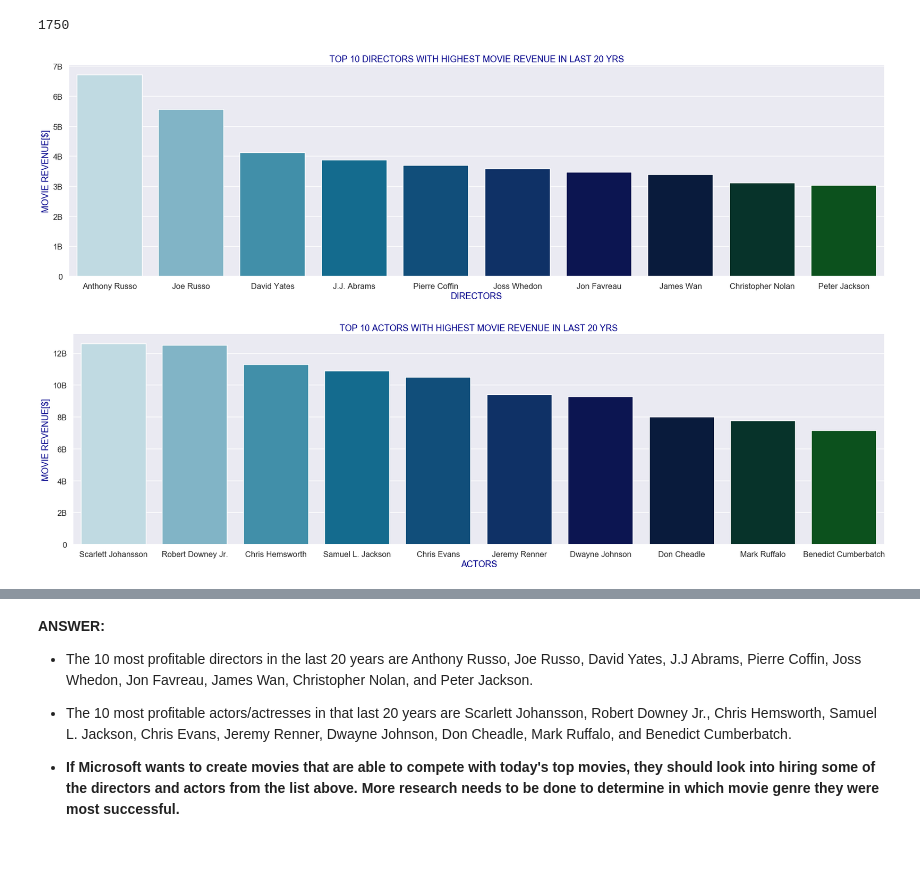
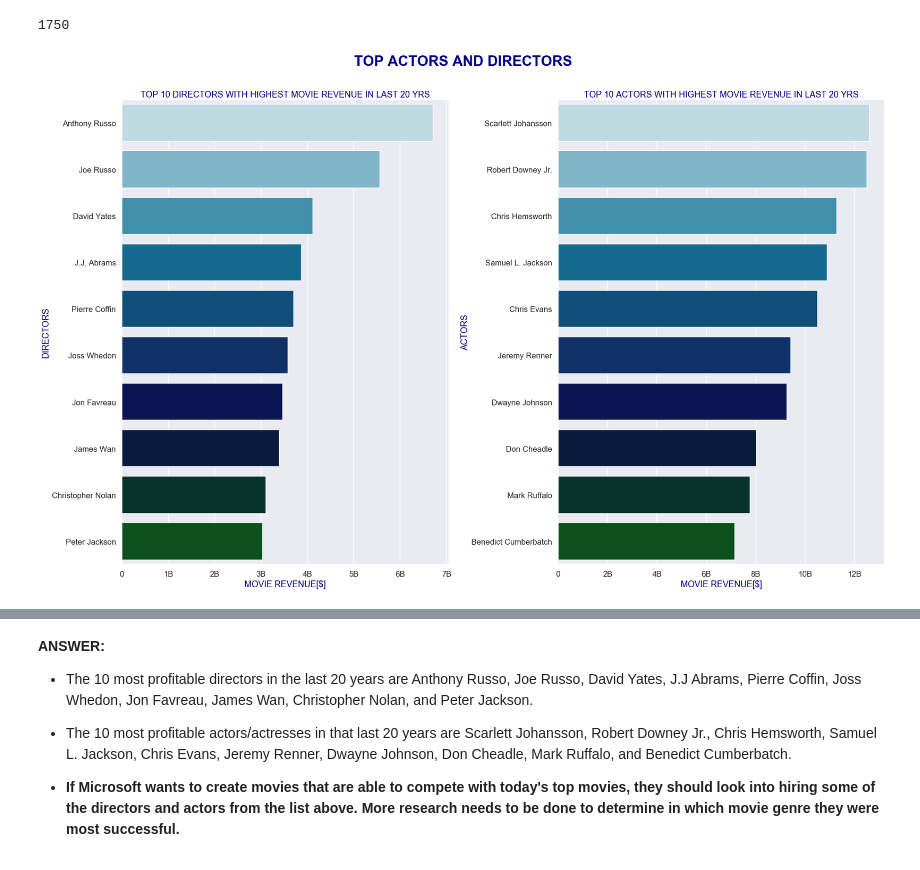
Before and after one commit to gabrieljarosi/dsc-mod-1-project-v2-1-onl01-dtsc-pt-041320, a Jupyter notebook: student.ipynb, the cells around one changed output, grey strips where cells are left out. Drawn from its saved outputs; the diff is of its cells as text; code cells hidden in the pictures.

```diff
--- a/student.ipynb
+++ b/student.ipynb
@@ -935,24 +935,27 @@ sum_director_df.columns = (['director','Revenue_Sum'])
 sum_director_df.sort_values('Revenue_Sum',inplace=True, ascending = False)
 # %%
 #CREATING A MOVIE REVENUE BY DIRECTOR GRAPH
-plt.figure(figsize = (30,8))
-avg_barplot = sns.barplot(x="director", y="Revenue_Sum",  data=sum_director_df[1:11] ,palette = ('ocean_r'))
-plt.title('TOP 10 DIRECTORS WITH HIGHEST MOVIE REVENUE IN LAST 20 YRS',fontsize=18, color = 'darkblue')
-plt.ylabel('MOVIE REVENUE[$]',fontsize=18, color = 'darkblue')
-plt.xlabel('DIRECTORS',fontsize=18, color = 'darkblue')
-ax = plt.gca()
-ax.yaxis.set_major_formatter(tick.FuncFormatter(reformat_large_tick_values))
-plt.show()
+fig,axes = plt.subplots(ncols=2,figsize = (25,15))
+avg_barplot = sns.barplot(y="director", x="Revenue_Sum",  data=sum_director_df[1:11] ,palette = ('ocean_r'),
+                         ax=axes[0],orient='h')
+ax = axes[0]
+ax.set_title('TOP 10 DIRECTORS WITH HIGHEST MOVIE REVENUE IN LAST 20 YRS',fontsize=18, color = 'darkblue')
+ax.set_xlabel('MOVIE REVENUE[$]',fontsize=18, color = 'darkblue')
+ax.set_ylabel('DIRECTORS',fontsize=18, color = 'darkblue')
+
+ax.xaxis.set_major_formatter(tick.FuncFormatter(reformat_large_tick_values))
+
 
 #CREATING A AVERAGE MOVIE REVENUE BY ACTOR GRAPH
-plt.figure(figsize = (30,8))
-avg_barplot = sns.barplot(x="Actor", y="Revenue_Sum",  data=sum_actor_df[2:12] ,palette = ('ocean_r'),)
-plt.title('TOP 10 ACTORS WITH HIGHEST MOVIE REVENUE IN LAST 20 YRS',fontsize=18, color = 'darkblue')
-plt.ylabel('MOVIE REVENUE[$]',fontsize=18, color = 'darkblue')
-plt.xlabel('ACTORS',fontsize=18, color = 'darkblue')
-ax = plt.gca()
-ax.yaxis.set_major_formatter(tick.FuncFormatter(reformat_large_tick_values))
-plt.show()
+avg_barplot = sns.barplot(y="Actor", x="Revenue_Sum",  data=sum_actor_df[2:12] ,palette = ('ocean_r'),
+                         ax=axes[1],orient='h')
+ax = axes[1]
+ax.set_title('TOP 10 ACTORS WITH HIGHEST MOVIE REVENUE IN LAST 20 YRS',fontsize=18, color = 'darkblue')
+ax.set_xlabel('MOVIE REVENUE[$]',fontsize=18, color = 'darkblue')
+ax.set_ylabel('ACTORS',fontsize=18, color = 'darkblue')
+
+ax.xaxis.set_major_formatter(tick.FuncFormatter(reformat_large_tick_values))
+plt.suptitle('TOP ACTORS AND DIRECTORS',y=1.05,fontsize=30, color = 'darkblue',weight='bold')
+plt.tight_layout()
 # %% [output]
-[figure, old version]
+[figure, new version]
-[figure, removed]
```
Also changed, not shown: parts of 8 cells of this notebook, 12 other files.
